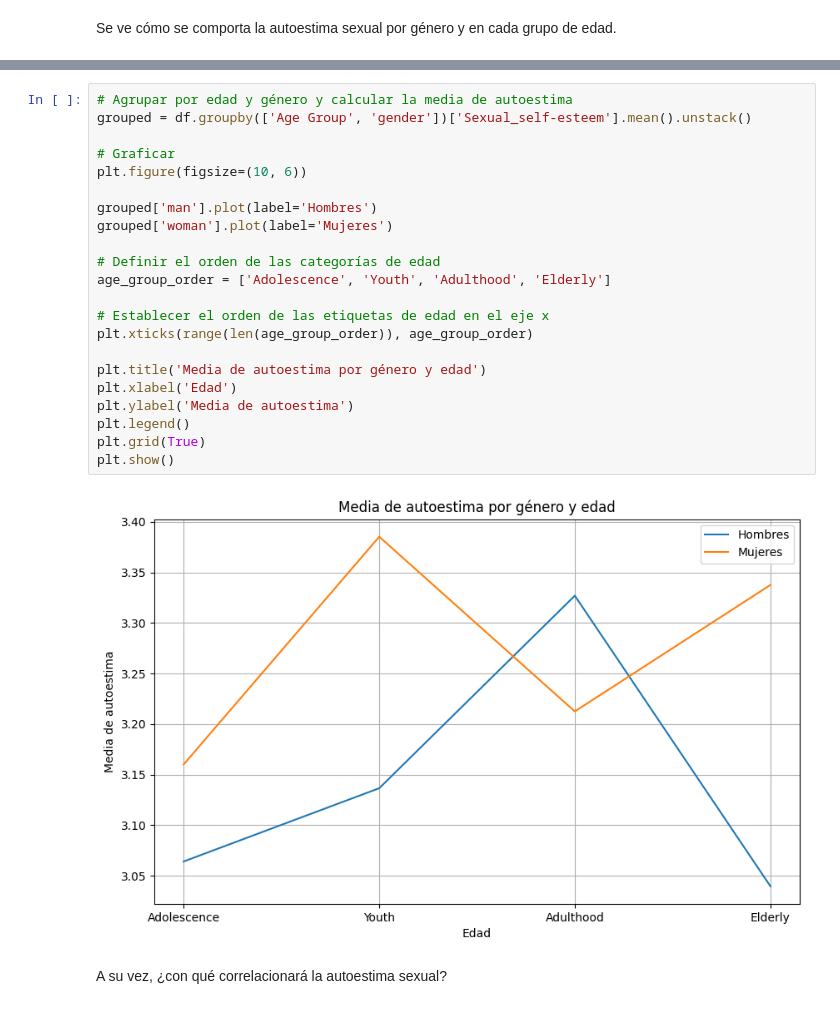
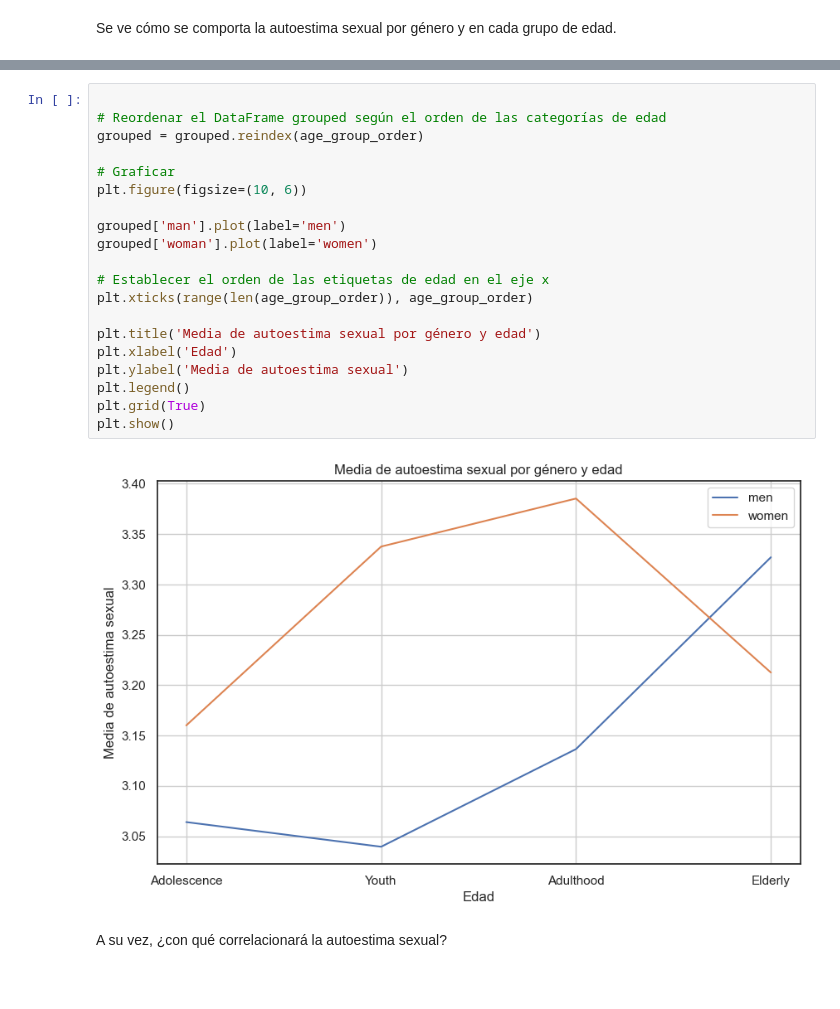
Before and after one commit to mariasanvals/EDA_Entrega, a Jupyter notebook: src/memoria/memoria.ipynb, the cells around one changed output, grey strips where cells are left out. Cells and saved outputs as stored; diff of their text form.

```diff
--- a/src/memoria/memoria.ipynb
+++ b/src/memoria/memoria.ipynb
@@ -1150,27 +1184,25 @@ Se ve cómo se comporta la autoestima sexual por género y en cada grupo de edad
 # %%
-# Agrupar por edad y género y calcular la media de autoestima
-grouped = df.groupby(['Age Group', 'gender'])['Sexual_self-esteem'].mean().unstack()
+
+# Reordenar el DataFrame grouped según el orden de las categorías de edad
+grouped = grouped.reindex(age_group_order)
 
 # Graficar
 plt.figure(figsize=(10, 6))
 
-grouped['man'].plot(label='Hombres')
-grouped['woman'].plot(label='Mujeres')
-
-# Definir el orden de las categorías de edad
-age_group_order = ['Adolescence', 'Youth', 'Adulthood', 'Elderly']
+grouped['man'].plot(label='men')
+grouped['woman'].plot(label='women')
 
 # Establecer el orden de las etiquetas de edad en el eje x
 plt.xticks(range(len(age_group_order)), age_group_order)
 
-plt.title('Media de autoestima por género y edad')
+plt.title('Media de autoestima sexual por género y edad')
 plt.xlabel('Edad')
-plt.ylabel('Media de autoestima')
+plt.ylabel('Media de autoestima sexual')
 plt.legend()
 plt.grid(True)
 plt.show()
 # %% [output]
-[figure, old version]
+[figure, new version]
 # %% [markdown]
 A su vez, ¿con qué correlacionará la autoestima sexual?
 # %%
```
Also changed, not shown: parts of 16 cells of this notebook, 2 other files.
